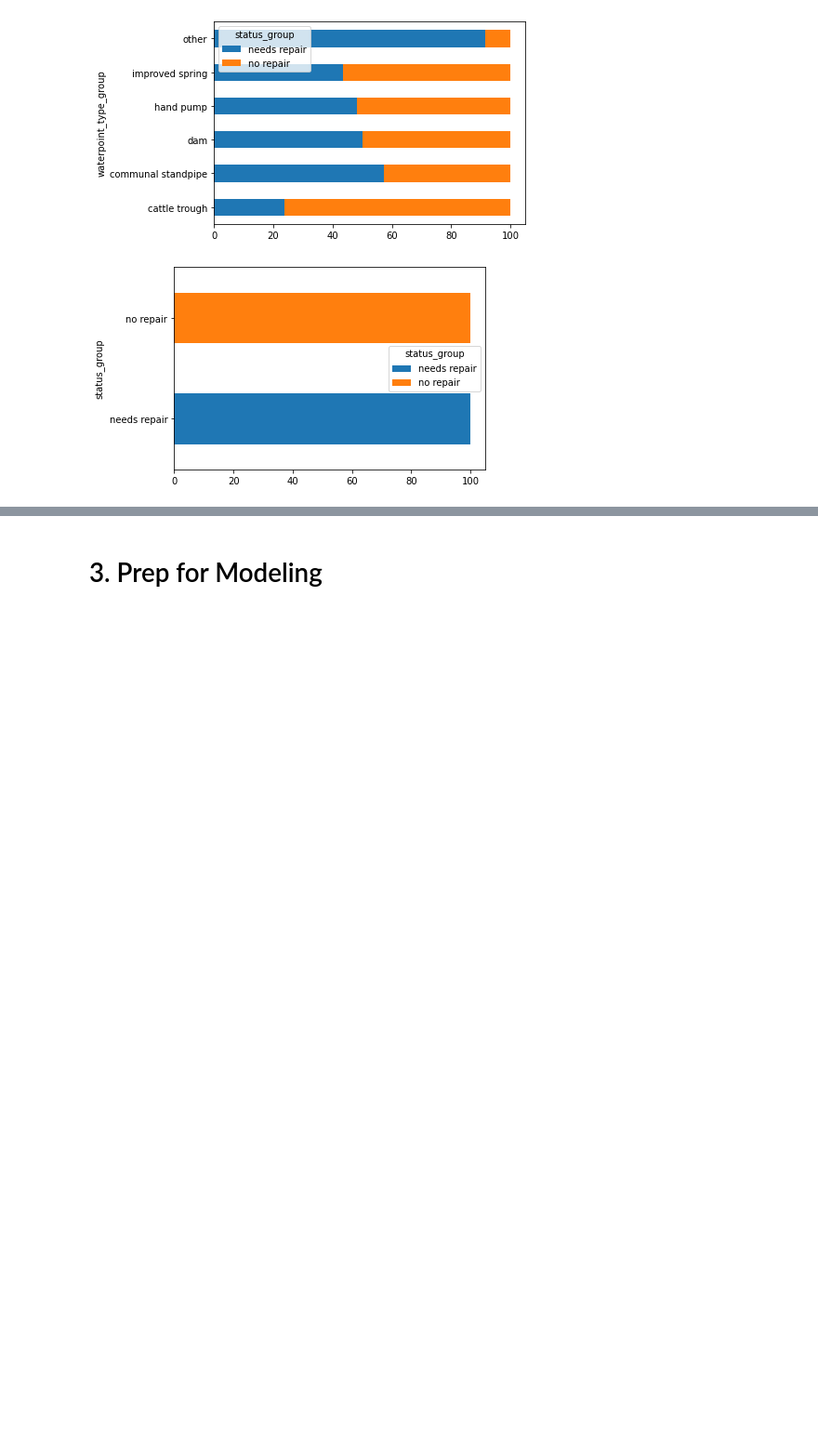
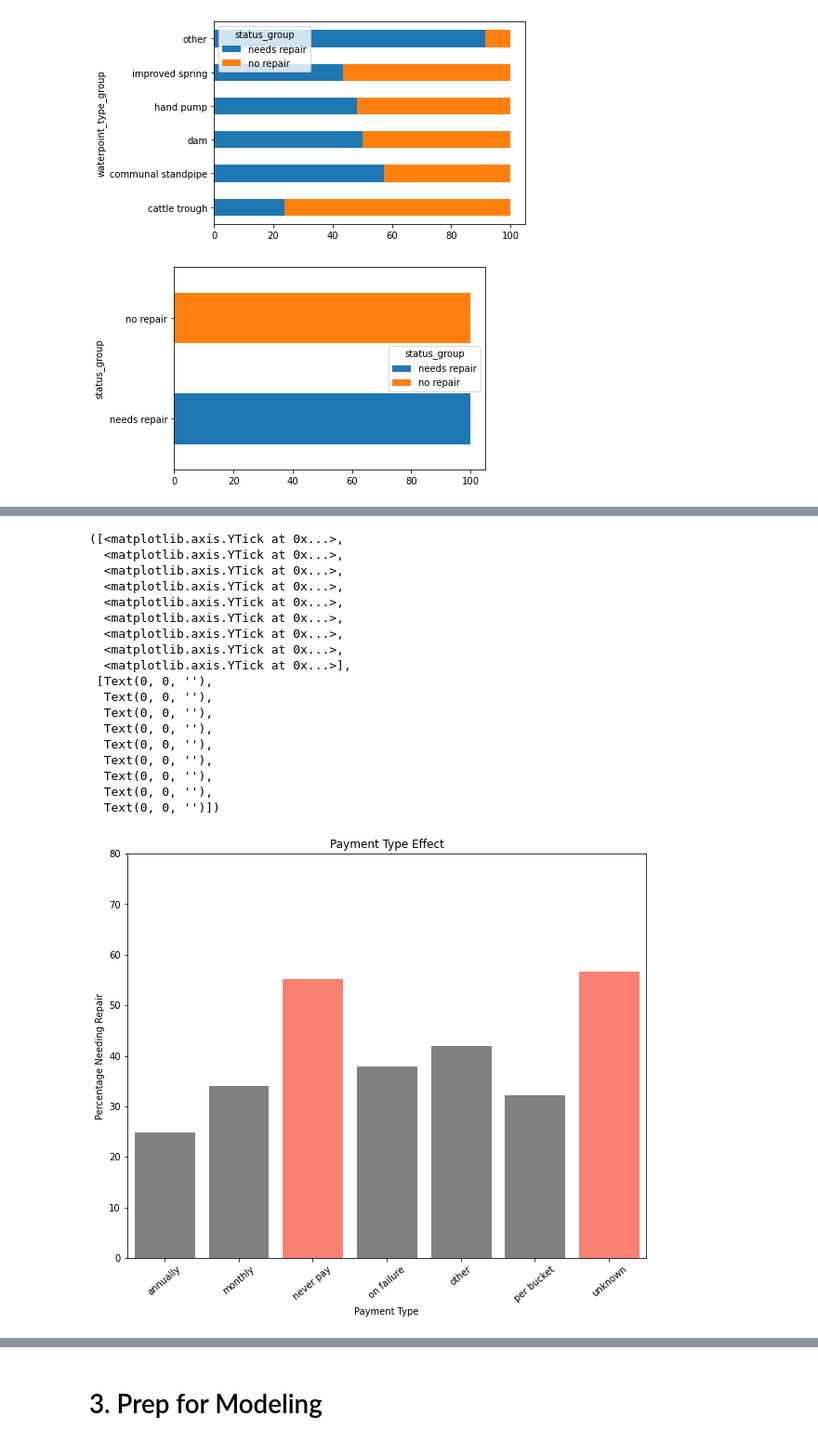
Before and after one commit to saifword/Tanz_well_predict, a Jupyter notebook: tanz_well.ipynb, the cells around one changed output, grey strips where cells are left out. Shown at 93% size. Saved outputs shown, nothing was run; the diff lists cells and outputs as text; code cells hidden in the pictures; blank space fills up the shorter version.

```diff
--- a/tanz_well.ipynb
+++ b/tanz_well.ipynb
@@ -507,0 +549,39 @@ for column in df_ne:
+# %%
+# Payment chart
+
+rep_p = df.groupby('payment_type')['status_group'].value_counts(normalize=True).unstack().reset_index()
+rep_p['needs repair'] = rep_p['needs repair']*100
+
+plt.figure(figsize=(10,8))
+ax = sns.barplot(data=rep_p, x='payment_type', y='needs repair', ci=False)
+
+for bar in ax.patches:
+    if bar.get_height() > 50:
+        bar.set_color('salmon')
+    else:
+        bar.set_color('grey')
+
+plt.xlabel('Payment Type')
+plt.ylabel('Percentage Needing Repair')
+plt.title('Payment Type Effect')
+plt.xticks(np.arange(7), rotation=40)
+# %% [output]
+([<matplotlib.axis.YTick at 0x...>,
+  <matplotlib.axis.YTick at 0x...>,
+  <matplotlib.axis.YTick at 0x...>,
+  <matplotlib.axis.YTick at 0x...>,
+  <matplotlib.axis.YTick at 0x...>,
+  <matplotlib.axis.YTick at 0x...>,
+  <matplotlib.axis.YTick at 0x...>,
+  <matplotlib.axis.YTick at 0x...>,
+  <matplotlib.axis.YTick at 0x...>],
+ [Text(0, 0, ''),
+  Text(0, 0, ''),
+  Text(0, 0, ''),
+  Text(0, 0, ''),
+  Text(0, 0, ''),
+  Text(0, 0, ''),
+  Text(0, 0, ''),
+  Text(0, 0, ''),
+  Text(0, 0, '')])
+[figure, added]
```
Also changed, not shown: parts of 5 cells of this notebook, 5 other files.
